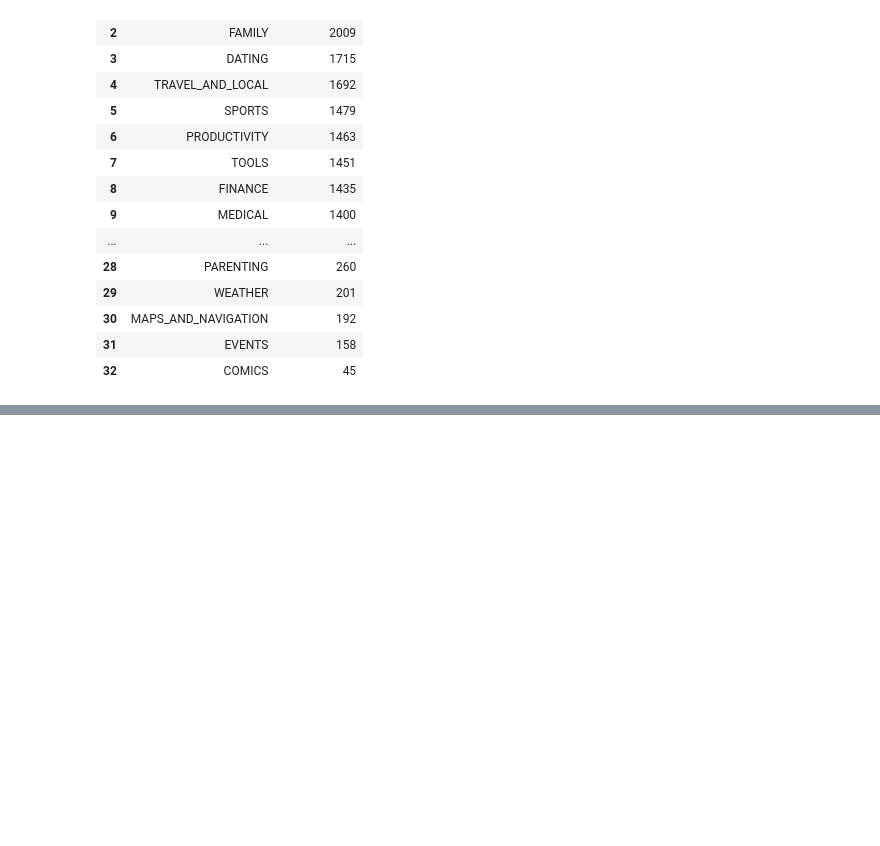
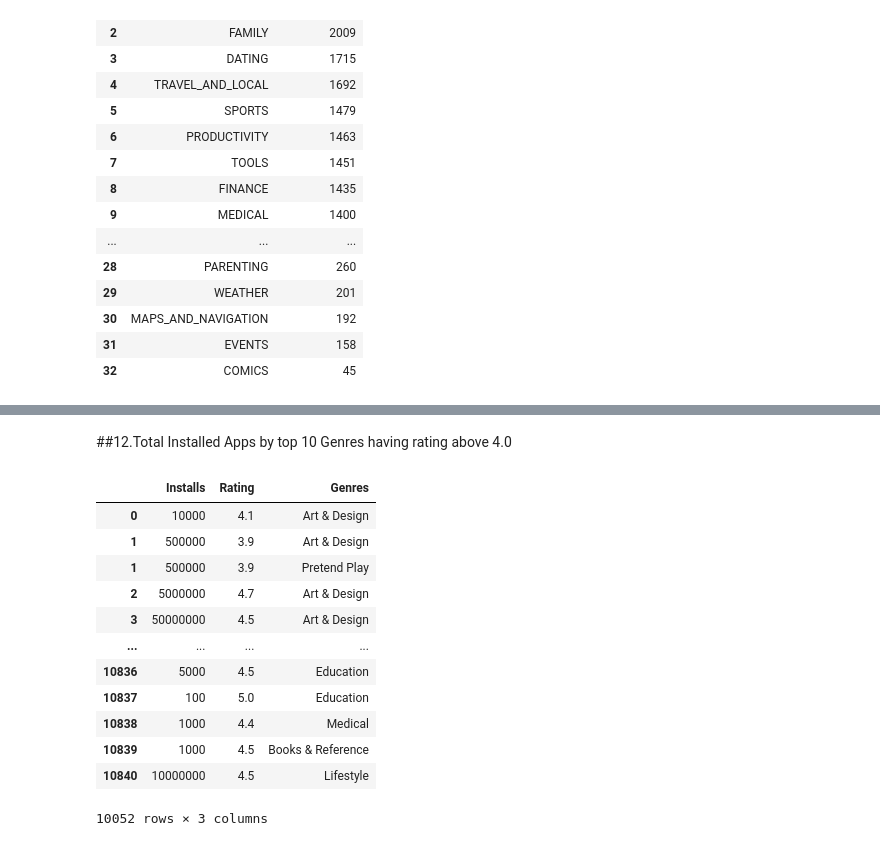
Before and after one commit to lokeshtokas/EDA-Play-Store, a Jupyter notebook: Play_Store_App_Review_Analysis_Capstone_Project.ipynb, the cells around one changed output, grey strips where cells are left out. Drawn from its saved outputs; the diff is of its cells as text; code cells hidden in the pictures; blank space fills up the shorter version.

```diff
--- a/Play_Store_App_Review_Analysis_Capstone_Project.ipynb
+++ b/Play_Store_App_Review_Analysis_Capstone_Project.ipynb
@@ -855,3 +889,23 @@ fig.update_layout(xaxis={'categoryorder':'total ascending'})
 fig.show()
 # %% [output]
 [interactive output not drawn]
+# %% [markdown]
+##12.Total Installed Apps by top 10 Genres having rating above 4.0
+# %%
+top_genres = data[['Installs','Rating','Genres']]
+top_genres = top_genres.explode(['Genres'])
+top_genres
+# %% [output]
+|  | Installs | Rating | Genres |
+| 0 | 10000 | 4.1 | Art & Design |
+| 1 | 500000 | 3.9 | Art & Design |
+| 1 | 500000 | 3.9 | Pretend Play |
+| 2 | 5000000 | 4.7 | Art & Design |
+| 3 | 50000000 | 4.5 | Art & Design |
+| ... | ... | ... | ... |
+| 10836 | 5000 | 4.5 | Education |
+| 10837 | 100 | 5.0 | Education |
+| 10838 | 1000 | 4.4 | Medical |
+| 10839 | 1000 | 4.5 | Books & Reference |
+| 10840 | 10000000 | 4.5 | Lifestyle |
+10052 rows × 3 columns
```
Also changed, not shown: parts of 11 cells of this notebook.
